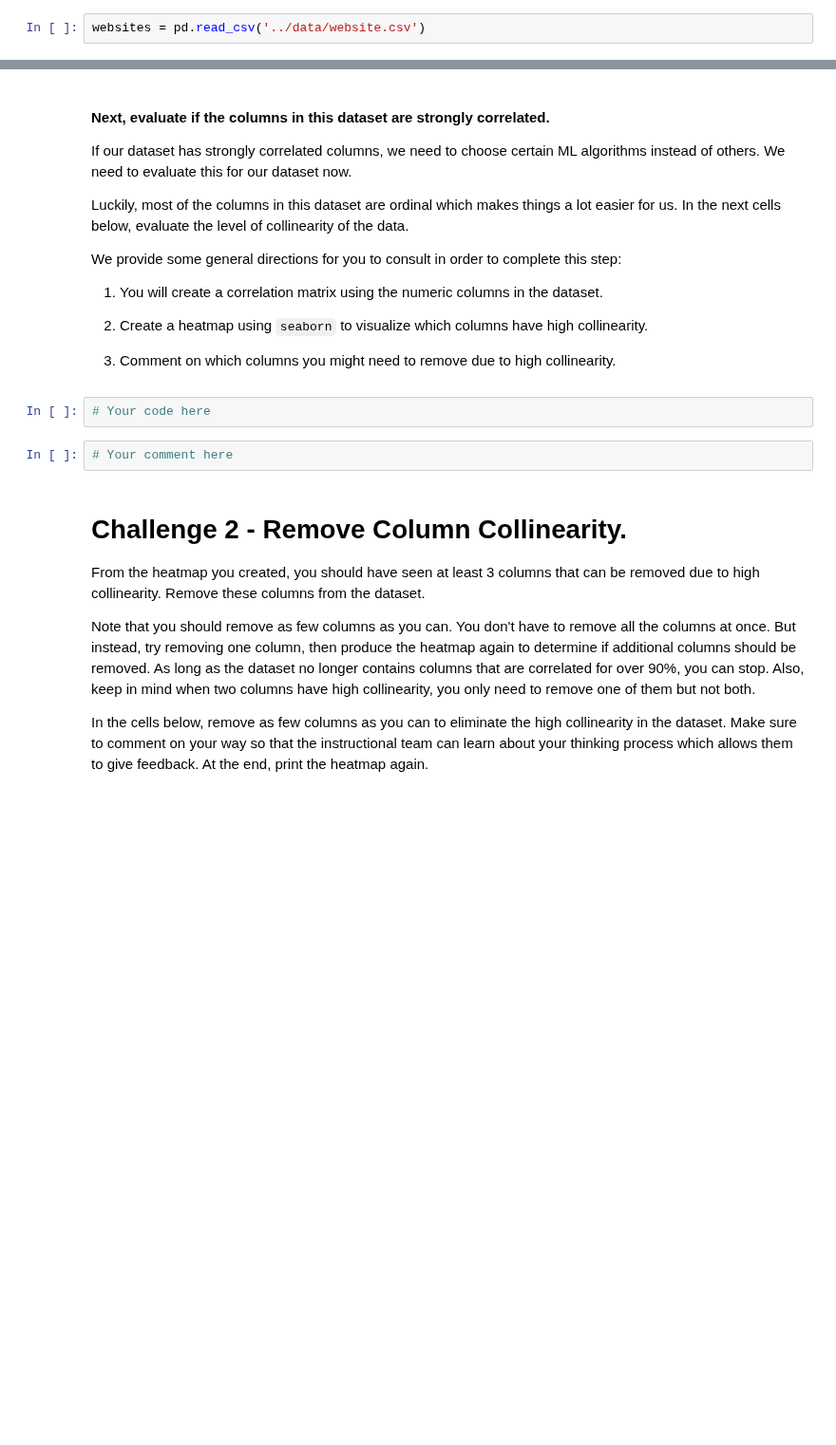
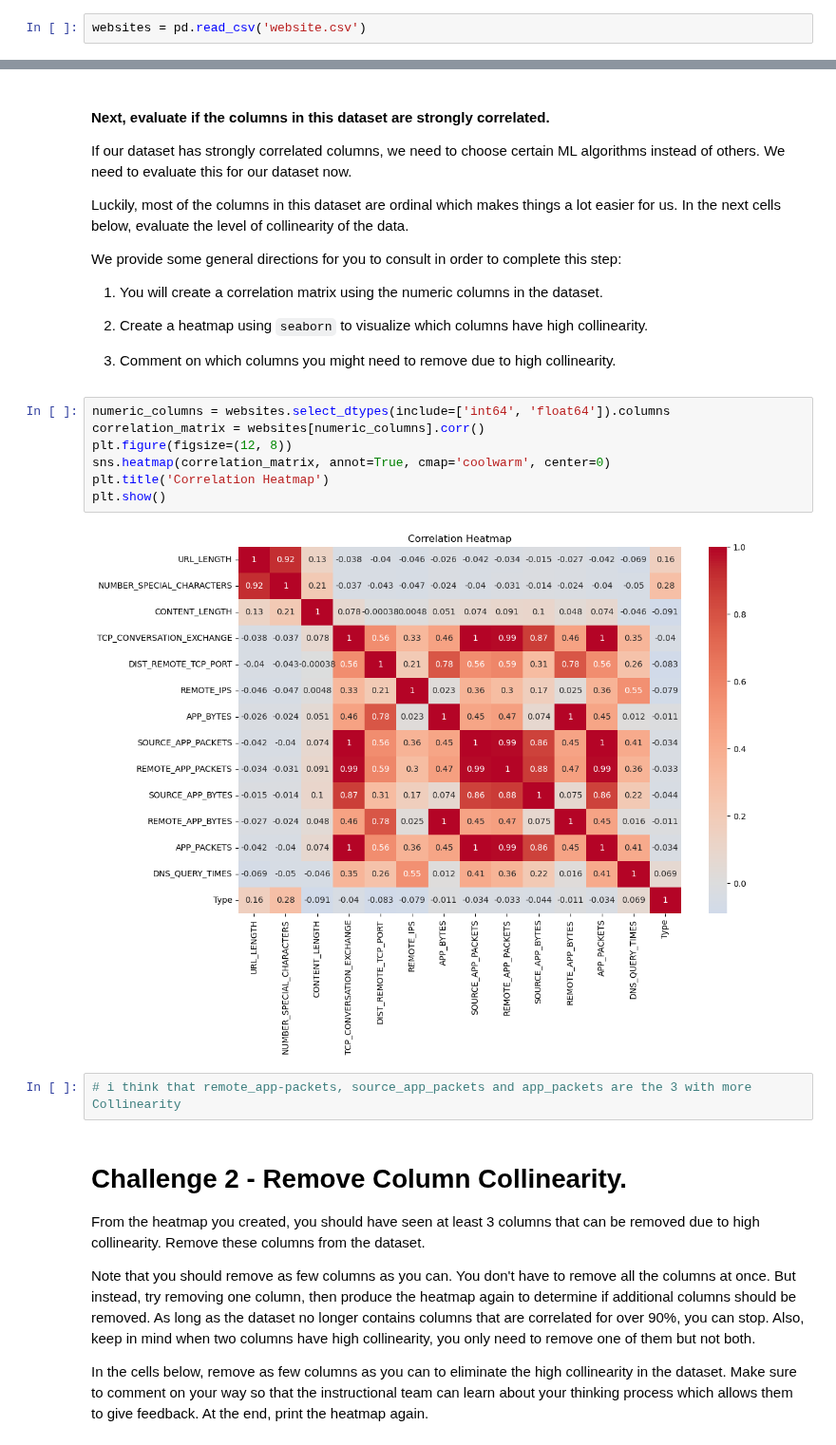
Before and after one commit to ta-data-lis/lab-supervised-learning, a Jupyter notebook: your-code/main.ipynb, the cells around one changed output, grey strips where cells are left out. Shown at 95% size. Cells and saved outputs as stored; diff of their text form; blank space fills up the shorter version.

```diff
--- a/your-code/main.ipynb
+++ b/your-code/main.ipynb
@@ -17,7 +19,7 @@ In this lab, we will explore a dataset that describes websites with different fe
 
 Let's start by exploring the dataset. First load the data file:
 # %%
-websites = pd.read_csv('../data/website.csv')
+websites = pd.read_csv('website.csv')
 # %% [markdown]
 #### Explore the data from an bird's-eye view.
 
@@ -50,10 +74,17 @@ We provide some general directions for you to consult in order to complete this
 1. Create a heatmap using `seaborn` to visualize which columns have high collinearity.
 
 1. Comment on which columns you might need to remove due to high collinearity.
-# %%
-# Your code here
-# %%
-# Your comment here
+# %%
+numeric_columns = websites.select_dtypes(include=['int64', 'float64']).columns
+correlation_matrix = websites[numeric_columns].corr()
+plt.figure(figsize=(12, 8))
+sns.heatmap(correlation_matrix, annot=True, cmap='coolwarm', center=0)
+plt.title('Correlation Heatmap')
+plt.show()
+# %% [output]
+[figure, added]
+# %%
+# i think that remote_app-packets, source_app_packets and app_packets are the 3 with more Collinearity
 # %% [markdown]
 # Challenge 2 - Remove Column Collinearity.
 
```
Also changed, not shown: parts of 63 cells of this notebook.
